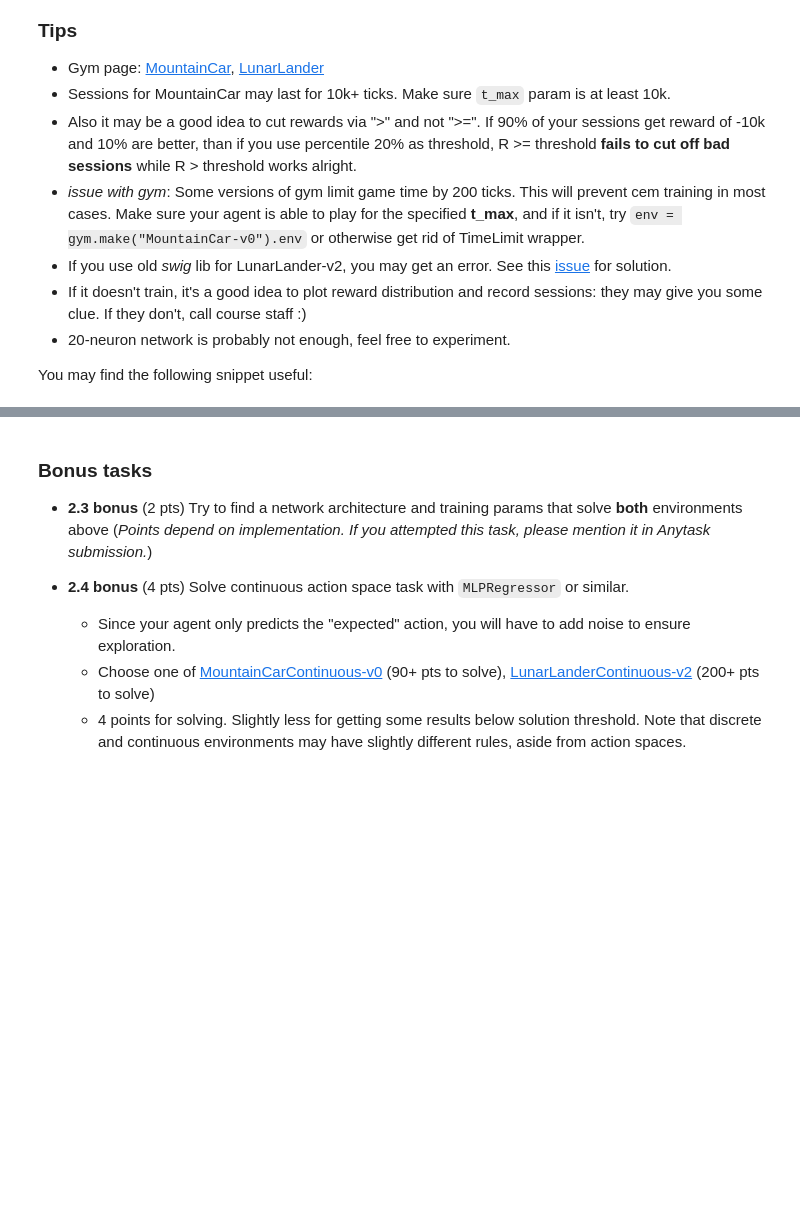
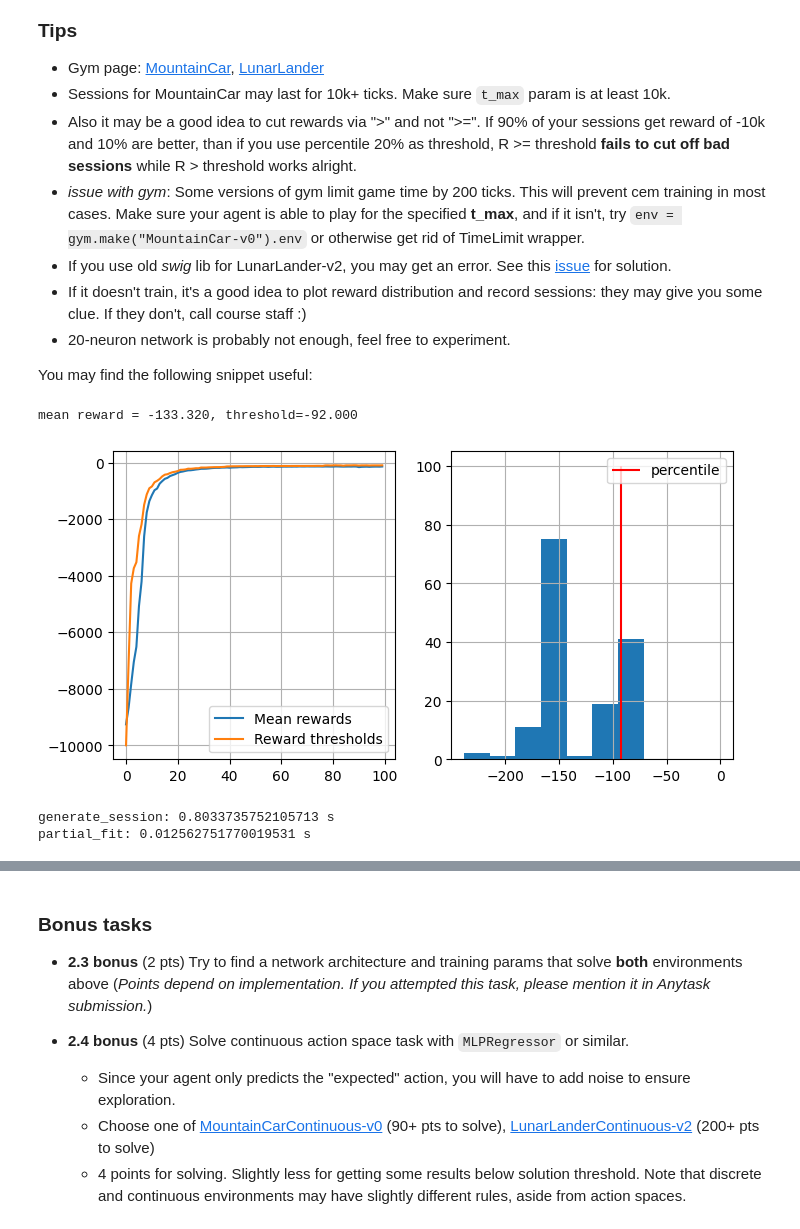
Before and after one commit to alekseik1/Practical_RL, a Jupyter notebook: week01_intro/deep_crossentropy_method.ipynb, the cells around one changed output, grey strips where cells are left out. Cells and saved outputs as stored; diff of their text form; code cells hidden in the pictures; blank space fills up the shorter version.

```diff
--- a/week01_intro/deep_crossentropy_method.ipynb
+++ b/week01_intro/deep_crossentropy_method.ipynb
@@ -301,42 +326,57 @@ __Please list what you did in Anytask submission form__. This reduces probabilit
 * 20-neuron network is probably not enough, feel free to experiment.
 
 You may find the following snippet useful:
+# %%
+agent = MLPClassifier(
+    hidden_layer_sizes=(60, 60),
+    activation='relu',
+    warm_start=True
+)
 # %%
 import time
 import os
 from joblib import Parallel, delayed
-n_sessions = 120
-percentile = 75
+n_sessions = 150
+percentile = 80
 log = []
+
+
 def make_env():
     env = gym.make("MountainCar-v0").env
     env.reset()
     return env
+
+
 env = make_env()
 n_actions = env.action_space.n
 state_dim = env.observation_space.shape[0]
 
-agent = MLPClassifier(
-    hidden_layer_sizes=(30, 30),
-    activation='relu',
-)
 
 # initialize agent to the dimension of state space and number of actions
 agent.partial_fit([env.reset()] * n_actions, range(n_actions), range(n_actions))
 
 for i in range(100):
     # generate new sessions
     start_1 = time.time()
-    sessions = Parallel(n_jobs=os.cpu_count() - 1)(delayed(generate_session)(make_env(), agent, t_max=10_000) for _ in range(n_sessions))
-    stop_1: float = time.time() - start_1
+    sessions = Parallel(n_jobs=os.cpu_count() - 1)(
+        delayed(generate_session)(make_env(), agent, t_max=10_000) for _ in range(n_sessions)
+    )
+    stop_1 = time.time() - start_1
     states_batch, actions_batch, rewards_batch = map(np.array, zip(*sessions))
-    elite_states, elite_actions = select_elites(states_batch, actions_batch, rewards_batch, percentile)
+    elite_states, elite_actions = select_elites(
+        states_batch, actions_batch, rewards_batch, percentile
+    )
     start_2 = time.time()
     agent.partial_fit(elite_states, elite_actions)
-    stop_2: float = time.time() - start_2
+    stop_2 = time.time() - start_2
     show_progress(rewards_batch, log, percentile, reward_range=[np.min(rewards_batch), 0])
     print(f"generate_session: {stop_1} s")
     print(f"partial_fit: {stop_2} s")
+# %% [output]
+mean reward = -133.320, threshold=-92.000
+[figure, added]
+generate_session: 0.8033735752105713 s
+partial_fit: 0.012562751770019531 s
 # %%
 def visualize_mountain_car(env, agent):
     # Compute policy for all possible x and v (with discretization)
```
Also changed, not shown: parts of 9 cells of this notebook.
